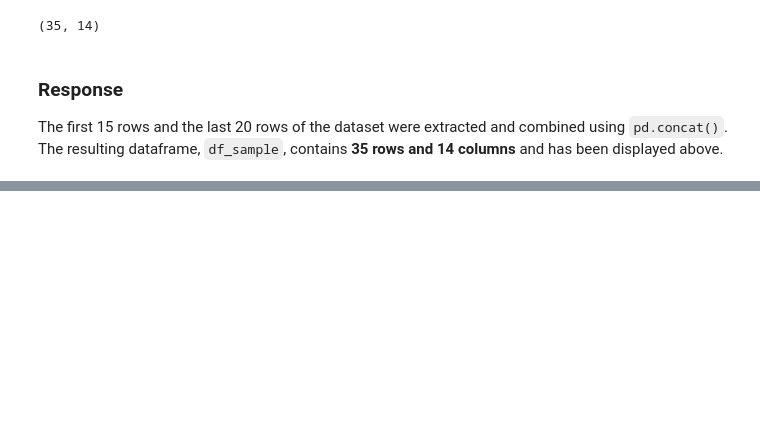
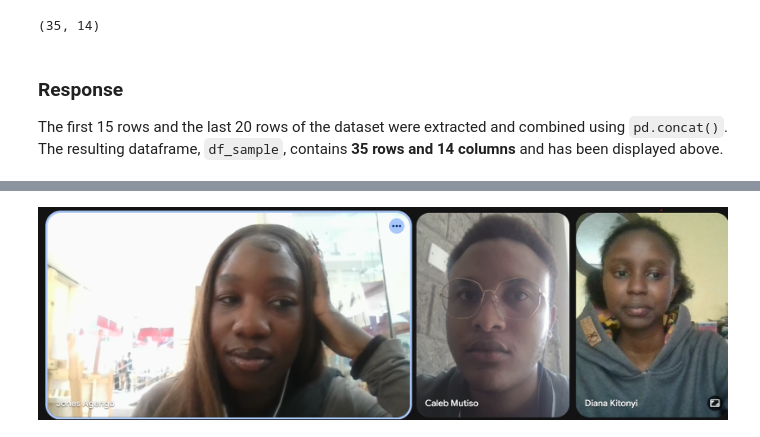
Before and after one commit to Mutisojr34/SemProject_MLEngine, a Jupyter notebook: Uber_Trips_Exploration.ipynb, the cells around one changed output, grey strips where cells are left out. Cells and saved outputs as stored; diff of their text form; code cells hidden in the pictures; blank space fills up the shorter version.

```diff
--- a/Uber_Trips_Exploration.ipynb
+++ b/Uber_Trips_Exploration.ipynb
@@ -138,0 +146,6 @@ The first 15 rows and the last 20 rows of the dataset were extracted and combine
+# %%
+from IPython.display import Image, display
+
+display(Image("Screenshot 2026-09-21 110001.png"))
+# %% [output]
+[figure, added]
```
Also changed, not shown: parts of 1 cell of this notebook.
